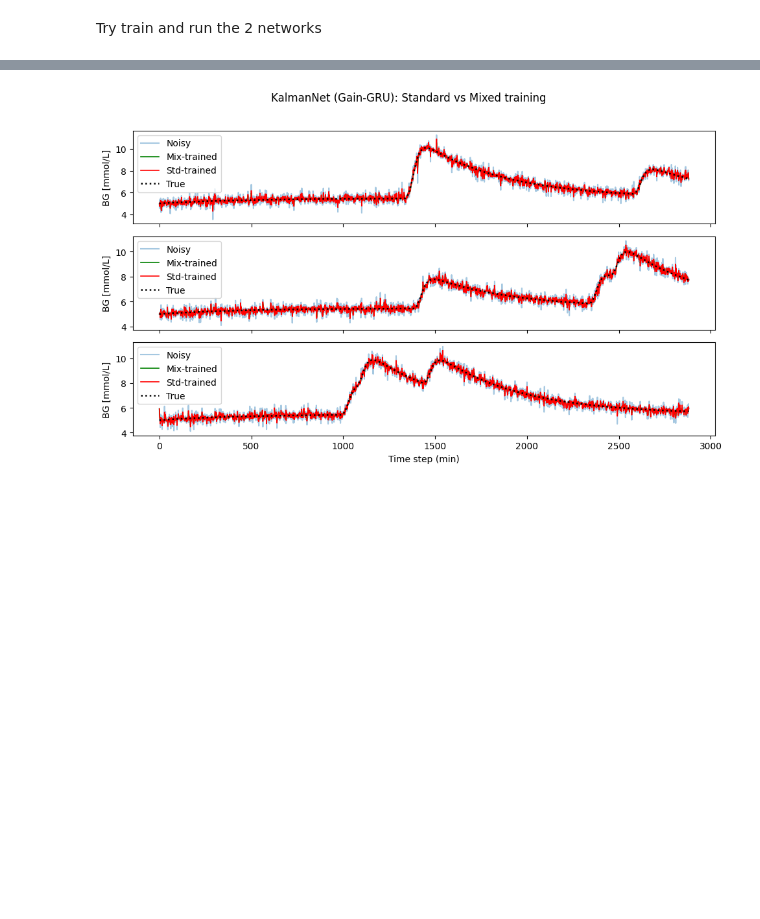
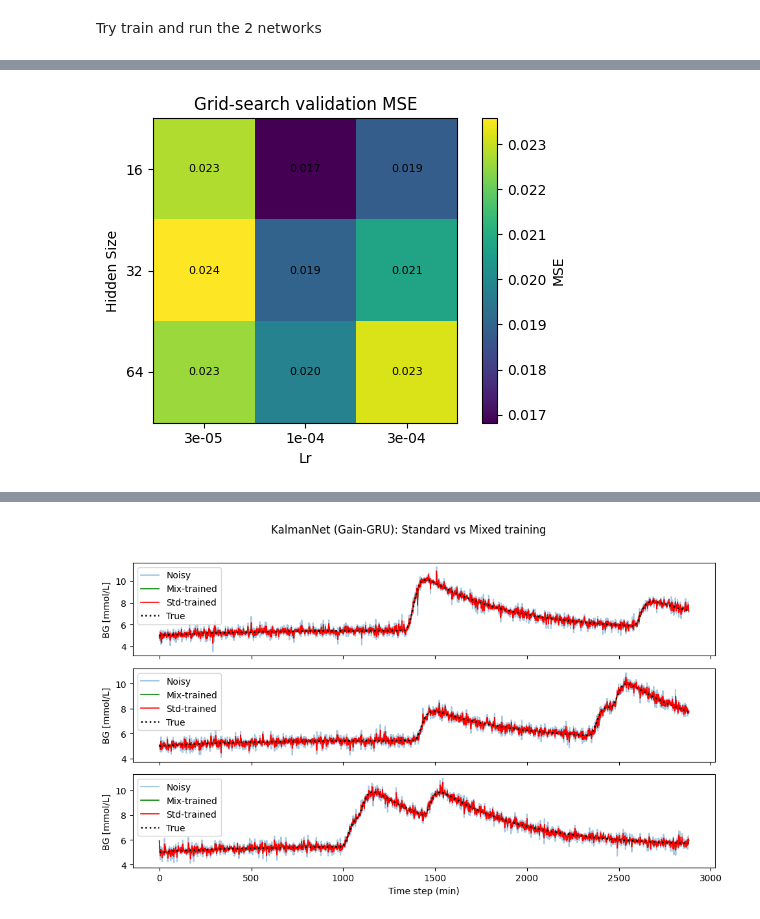
Before and after one commit to Ash920323/kalman-net, a Jupyter notebook: src/notebooks/glucose-simulation.ipynb, the cells around one changed output, grey strips where cells are left out. Cells and saved outputs as stored; diff of their text form; code cells hidden in the pictures; blank space fills up the shorter version.

```diff
--- a/src/notebooks/glucose-simulation.ipynb
+++ b/src/notebooks/glucose-simulation.ipynb
@@ -552,3 +573,18 @@ print("test batches     :", len(test_dl))
 train_std batches: 6
 train_mix batches: 6
 test batches     : 6
+# %%
+def load_dataset_files(data_dir: Path):
+    """Load train‑standard / train‑mixed / test sets from `*.npz` files."""
+
+    def _load(fname: str):
+        arr = np.load(data_dir / fname)
+        return arr["z"], arr["x"]
+
+    z_train_std, x_train_std = _load("train_standard_laplace.npz")
+    z_train_mix, x_train_mix = _load("train_mixed_laplace.npz")
+    z_test,      x_test      = _load("test_laplace.npz")
+
+    return (GlucoseDataset(z_train_std, x_train_std),
+            GlucoseDataset(z_train_mix, x_train_mix),
+            GlucoseDataset(z_test,      x_test     ))
@@ -750,0 +1135,46 @@ Mixed‑trained    | RMSE = 0.1505 | inference = 39.30s | train = 1266.3s
+# %%
+# ================================================================
+# 🔥  Heat-map of grid-search results
+# ================================================================
+import numpy as np, pandas as pd, matplotlib.pyplot as plt
+
+# ①  Convert the raw list to a tidy DataFrame ---------------------
+df = pd.DataFrame(
+    [{**hp, "val_mse": mse} for mse, hp in search_results]
+)
+
+# ②  Choose the two hyper-parameters you want on the axes ---------
+row_key = "hidden_size"     # y-axis
+col_key = "lr"              # x-axis             (use "lr", "dropout", …)
+
+# ③  Make a (rows × cols) matrix of the *best* val-MSE ------------
+pivot = (df
+         .pivot_table(index=row_key, columns=col_key,
+                      values="val_mse", aggfunc="min")
+         .sort_index(axis=0)   # sort rows
+         .sort_index(axis=1))  # sort columns
+
+# ④  Render the heat-map ------------------------------------------
+fig, ax = plt.subplots(figsize=(7, 4))
+im = ax.imshow(pivot.values)        # default colormap (“viridis”)
+
+# tidy axis labels
+ax.set_xticks(np.arange(pivot.shape[1]))
+ax.set_yticks(np.arange(pivot.shape[0]))
+ax.set_xticklabels([f"{c:.0e}" if col_key=="lr" else c for c in pivot.columns])
+ax.set_yticklabels(pivot.index)
+ax.set_xlabel(col_key.replace("_", " ").title())
+ax.set_ylabel(row_key.replace("_", " ").title())
+ax.set_title("Grid-search validation MSE")
+
+# numeric annotations in every cell
+for i in range(pivot.shape[0]):
+    for j in range(pivot.shape[1]):
+        ax.text(j, i, f"{pivot.values[i, j]:.3f}",
+                ha="center", va="center", fontsize=8)
+
+fig.colorbar(im, ax=ax, fraction=0.046, pad=0.04, label="MSE")
+plt.tight_layout()
+plt.show()
+# %% [output]
+[figure, added]
```
Also changed, not shown: parts of 20 cells of this notebook, 2 other files.
